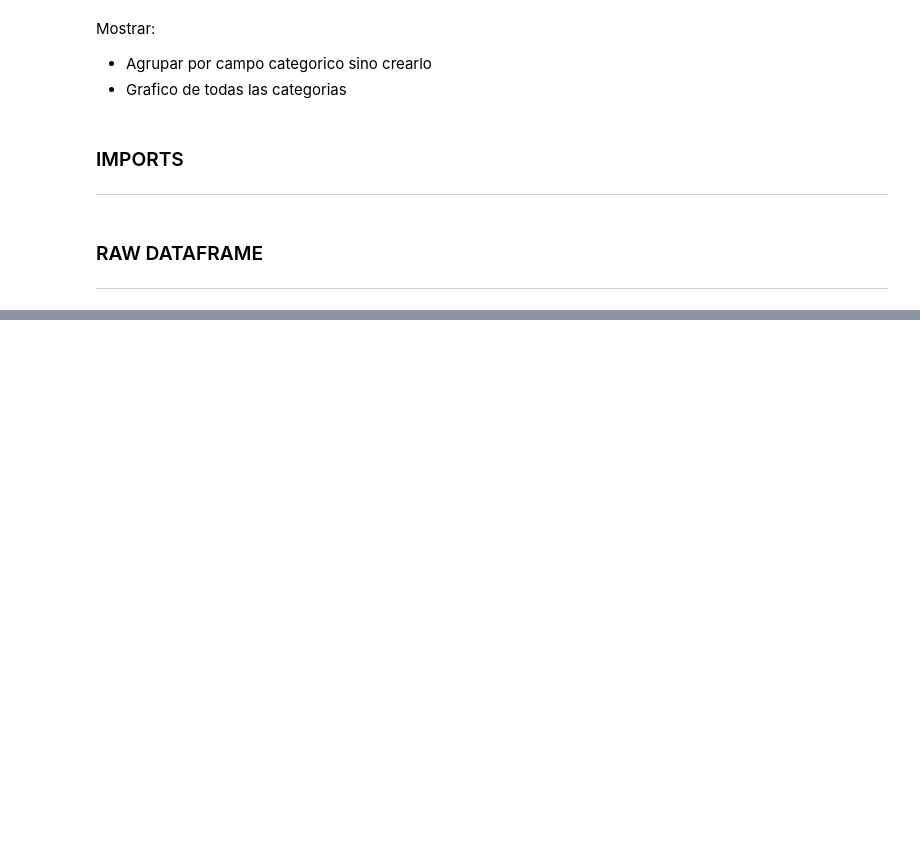
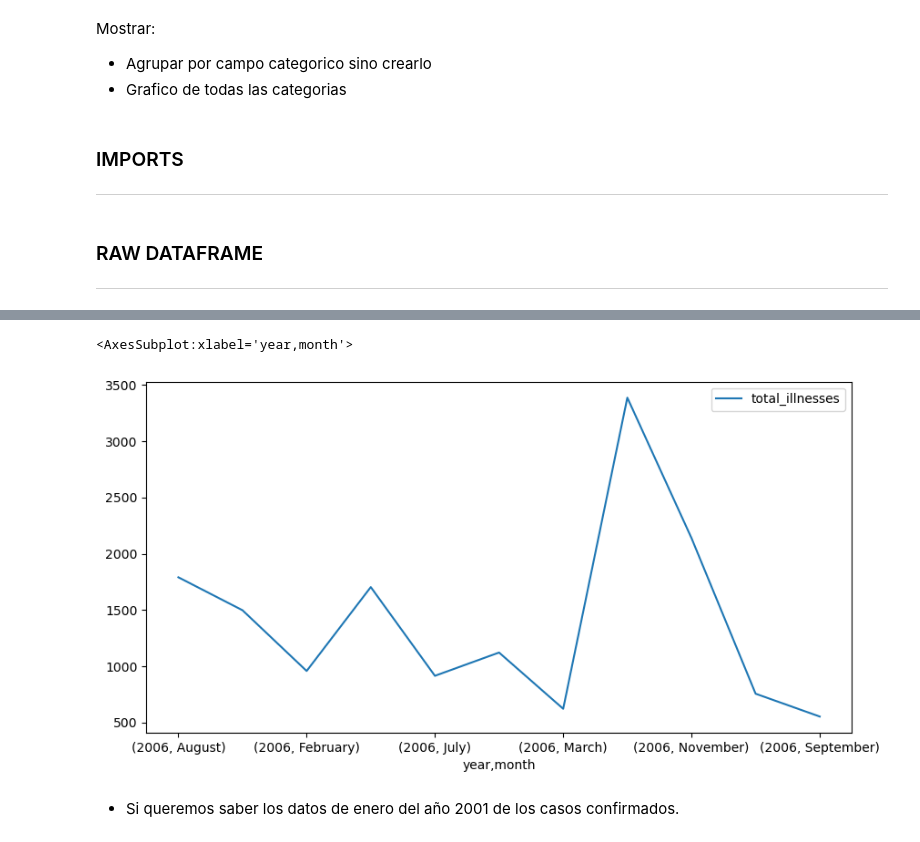
Before and after one commit to heloint/m14_uf1_pt1, a Jupyter notebook: 7-categorical/q7.ipynb, the cells around one changed output, grey strips where cells are left out. Cells and saved outputs as stored; diff of their text form; code cells hidden in the pictures; blank space fills up the shorter version.

```diff
--- a/7-categorical/q7.ipynb
+++ b/7-categorical/q7.ipynb
@@ -124,0 +108,4 @@ Conclusión:
+# %%
+group_by_2006 = test1.iloc[97:108, :]
+sorted= group_by_2006.sort_values('month')
+sorted
@@ -124,0 +126,7 @@ Conclusión:
+# %%
+group_by_2006.plot(figsize=(10,5))
+# %% [output]
+<AxesSubplot:xlabel='year,month'>
+[figure, added]
+# %% [markdown]
+- Si queremos saber los datos de enero del año 2001 de los casos confirmados.
```
Also changed, not shown: parts of 32 cells of this notebook.
